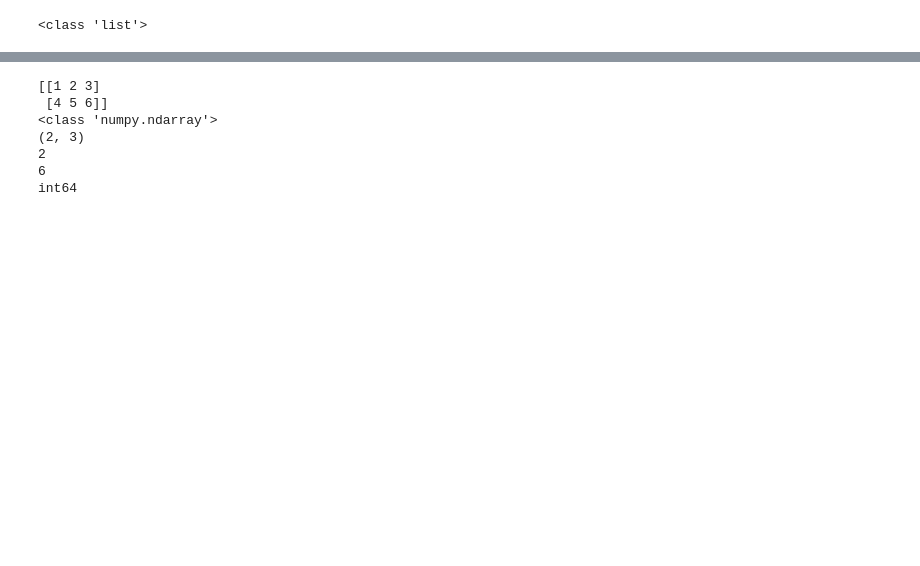
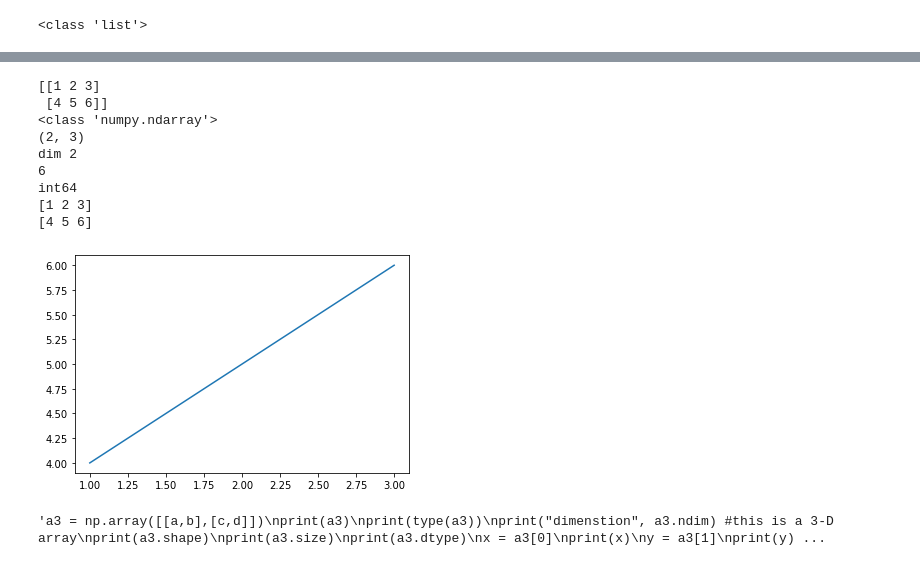
Before and after one commit to ulrikSebastienR/Colab-python-diaries, a Jupyter notebook: bb_numpy.ipynb, the cells around one changed output, grey strips where cells are left out. Drawn from its saved outputs; the diff is of its cells as text; code cells hidden in the pictures; blank space fills up the shorter version.

```diff
--- a/bb_numpy.ipynb
+++ b/bb_numpy.ipynb
@@ -31,17 +41,73 @@ print(a1.size)
 # %%
 a2 = np.array([a,b]) #can't initiate numpy array without passing it as list of lists i.e. with a2 = np.array(a,b)
 print(a2)
 print(type(a2))
 print(a2.shape)
-print(a2.ndim)
+print("dim", a2.ndim)
 print(a2.size)
 print(a2.dtype)
+x = a2[0]
+print(x)
+y = a2[1]
+print(y)
+plt.plot(x,y)
+plt.show()
 # %% [output]
 [[1 2 3]
  [4 5 6]]
 <class 'numpy.ndarray'>
 (2, 3)
-2
+dim 2
 6
 int64
+[1 2 3]
+[4 5 6]
+[figure, added]
+# %%
+"""a3 = np.array([[a,b],[c,d]])
+print(a3)
+print(type(a3))
+print("dimenstion", a3.ndim) #this is a 3-D array
+print(a3.shape)
+print(a3.size)
+print(a3.dtype)
+x = a3[0]
+print(x)
+y = a3[1]
+print(y)
+z = a3[2]
+print(z)
+plt.plot(x,y,z)
+plt.show()
+
+ the output of this code was
+[[ 1  2  3]
+  [ 4  5  6]]
+
+ [[ 7  8  9]
+  [10 11 12]]]
+<class 'numpy.ndarray'>
+dimenstion 3
+(2, 2, 3)
+12
+int64
+[[1 2 3]
+ [4 5 6]]
+[[ 7  8  9]
+ [10 11 12]]
+
+---------------------------------------------------------------------------
+
+IndexError                                Traceback (most recent call last)
+
+<ipython-input-18-173de4b7f67c> in <module>()
+     10 y = a3[1]
+     11 print(y)
+---> 12 z = a3[2]
+     13 print(z)
+     14 plt.plot(x,y,z)
+
+IndexError: index 2 is out of bounds for axis 0 with size 2"""
+# %% [output]
+'a3 = np.array([[a,b],[c,d]])\nprint(a3)\nprint(type(a3))\nprint("dimenstion", a3.ndim) #this is a 3-D array\nprint(a3.shape)\nprint(a3.size)\nprint(a3.dtype)\nx = a3[0]\nprint(x)\ny = a3[1]\nprint(y) ...
 # %%
```
Also changed, not shown: parts of 4 cells of this notebook.
